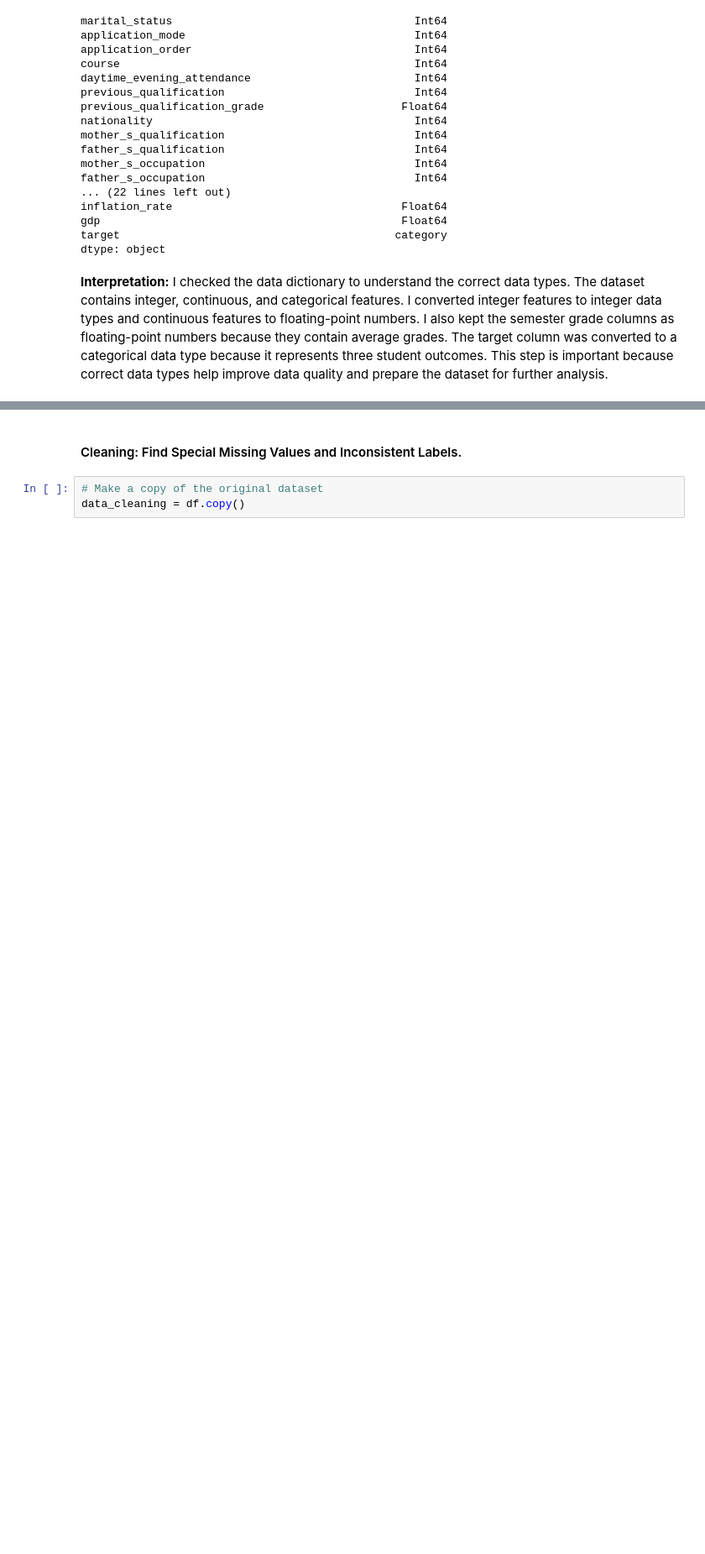
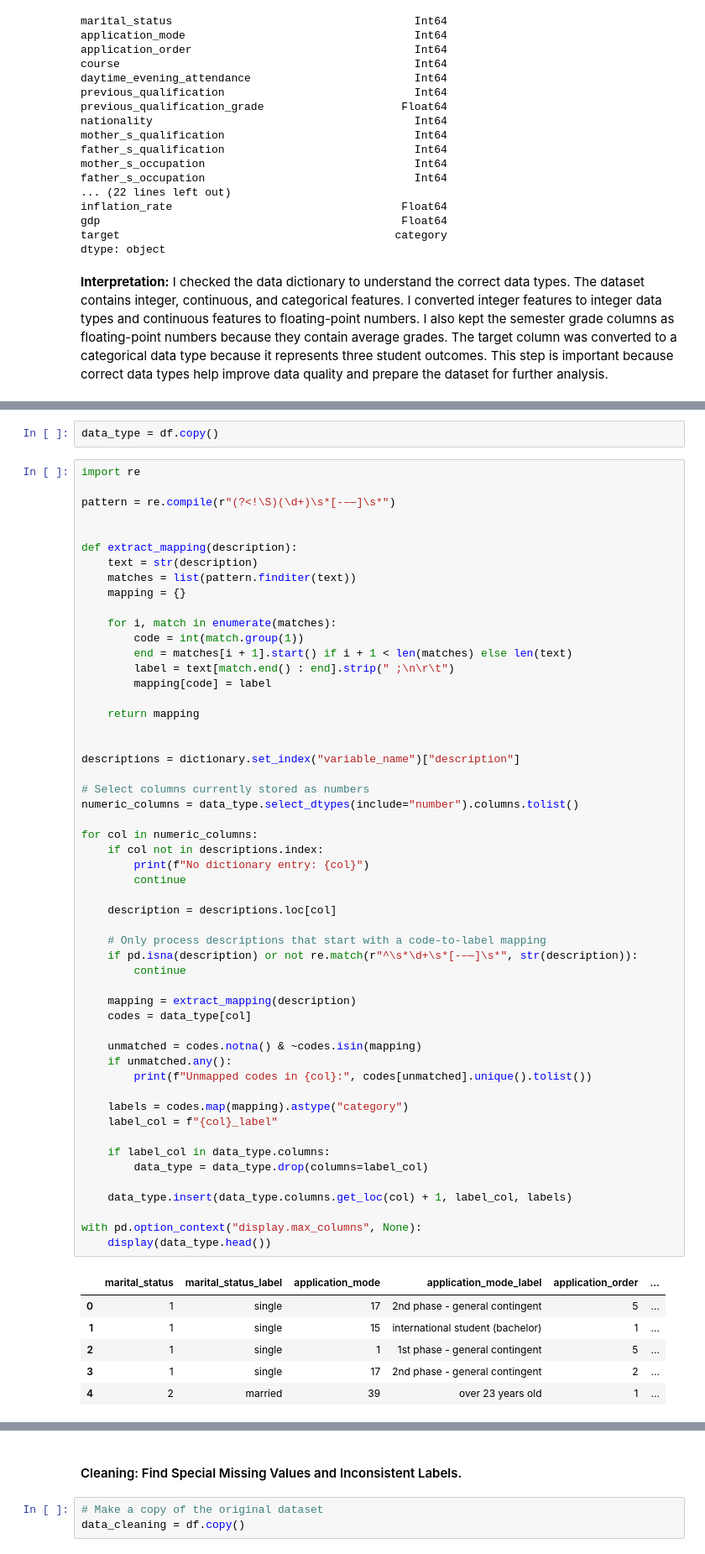
Before and after one commit to 2026328-Dashzeveg-Purevtogtokh/Data-Preparation-Sep26, a Jupyter notebook: notebooks/Dashzeveg_Purevtogtokh_DPrepHDip_CA1.ipynb, the cells around one changed output, grey strips where cells are left out. Shown at 84% size. Cells and saved outputs as stored; diff of their text form; blank space fills up the shorter version.

```diff
--- a/notebooks/Dashzeveg_Purevtogtokh_DPrepHDip_CA1.ipynb
+++ b/notebooks/Dashzeveg_Purevtogtokh_DPrepHDip_CA1.ipynb
@@ -412,0 +378,62 @@ Overlap: set()
+# %%
+data_type = df.copy()
+# %%
+import re
+
+pattern = re.compile(r"(?<!\S)(\d+)\s*[-–—]\s*")
+
+
+def extract_mapping(description):
+    text = str(description)
+    matches = list(pattern.finditer(text))
+    mapping = {}
+
+    for i, match in enumerate(matches):
+        code = int(match.group(1))
+        end = matches[i + 1].start() if i + 1 < len(matches) else len(text)
+        label = text[match.end() : end].strip(" ;\n\r\t")
+        mapping[code] = label
+
+    return mapping
+
+
+descriptions = dictionary.set_index("variable_name")["description"]
+
+# Select columns currently stored as numbers
+numeric_columns = data_type.select_dtypes(include="number").columns.tolist()
+
+for col in numeric_columns:
+    if col not in descriptions.index:
+        print(f"No dictionary entry: {col}")
+        continue
+
+    description = descriptions.loc[col]
+
+    # Only process descriptions that start with a code-to-label mapping
+    if pd.isna(description) or not re.match(r"^\s*\d+\s*[-–—]\s*", str(description)):
+        continue
+
+    mapping = extract_mapping(description)
+    codes = data_type[col]
+
+    unmatched = codes.notna() & ~codes.isin(mapping)
+    if unmatched.any():
+        print(f"Unmapped codes in {col}:", codes[unmatched].unique().tolist())
+
+    labels = codes.map(mapping).astype("category")
+    label_col = f"{col}_label"
+
+    if label_col in data_type.columns:
+        data_type = data_type.drop(columns=label_col)
+
+    data_type.insert(data_type.columns.get_loc(col) + 1, label_col, labels)
+
+with pd.option_context("display.max_columns", None):
+    display(data_type.head())
+# %% [output]
+|  | marital_status | marital_status_label | application_mode | application_mode_label | application_order | ... |
+| 0 | 1 | single | 17 | 2nd phase - general contingent | 5 | ... |
+| 1 | 1 | single | 15 | international student (bachelor) | 1 | ... |
+| 2 | 1 | single | 1 | 1st phase - general contingent | 5 | ... |
+| 3 | 1 | single | 17 | 2nd phase - general contingent | 2 | ... |
+| 4 | 2 | married | 39 | over 23 years old | 1 | ... |
```
Also changed, not shown: parts of 30 cells of this notebook.
